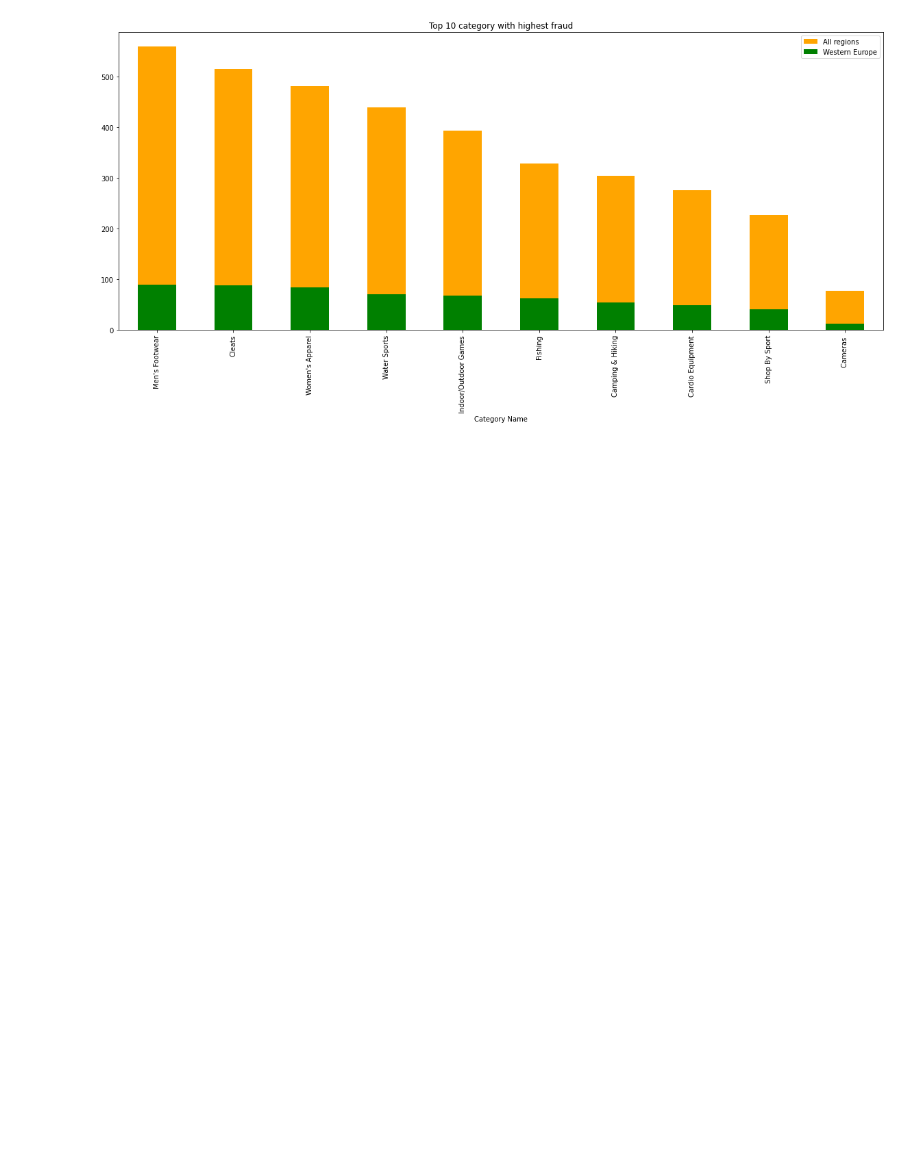
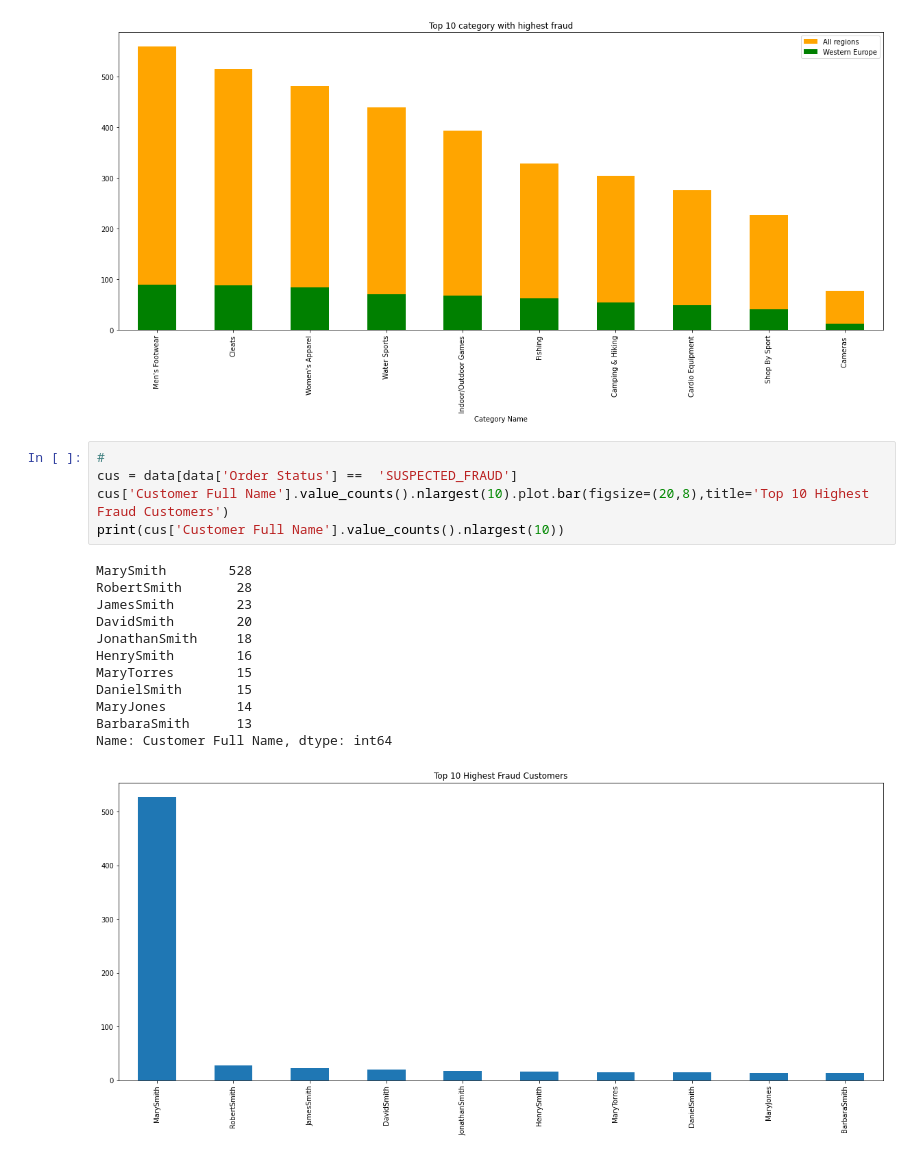
Before and after one commit to AlexYibeiOu/Smart_Logistics, a Jupyter notebook: SupplyChain/SupplyChain.ipynb, the cells around one changed output. Cells and saved outputs as stored; diff of their text form; blank space fills up the shorter version.

```diff
--- a/SupplyChain/SupplyChain.ipynb
+++ b/SupplyChain/SupplyChain.ipynb
@@ -452,3 +452,21 @@ plt.xlabel('Category Name')
 plt.show()
 # %% [output]
 [figure]
+# %%
+#
+cus = data[data['Order Status'] ==  'SUSPECTED_FRAUD']
+cus['Customer Full Name'].value_counts().nlargest(10).plot.bar(figsize=(20,8),title='Top 10 Highest Fraud Customers')
+print(cus['Customer Full Name'].value_counts().nlargest(10))
+# %% [output]
+MarySmith        528
+RobertSmith       28
+JamesSmith        23
+DavidSmith        20
+JonathanSmith     18
+HenrySmith        16
+MaryTorres        15
+DanielSmith       15
+MaryJones         14
+BarbaraSmith      13
+Name: Customer Full Name, dtype: int64
+[figure, added]
```
Also changed, not shown: parts of 3 cells of this notebook.
